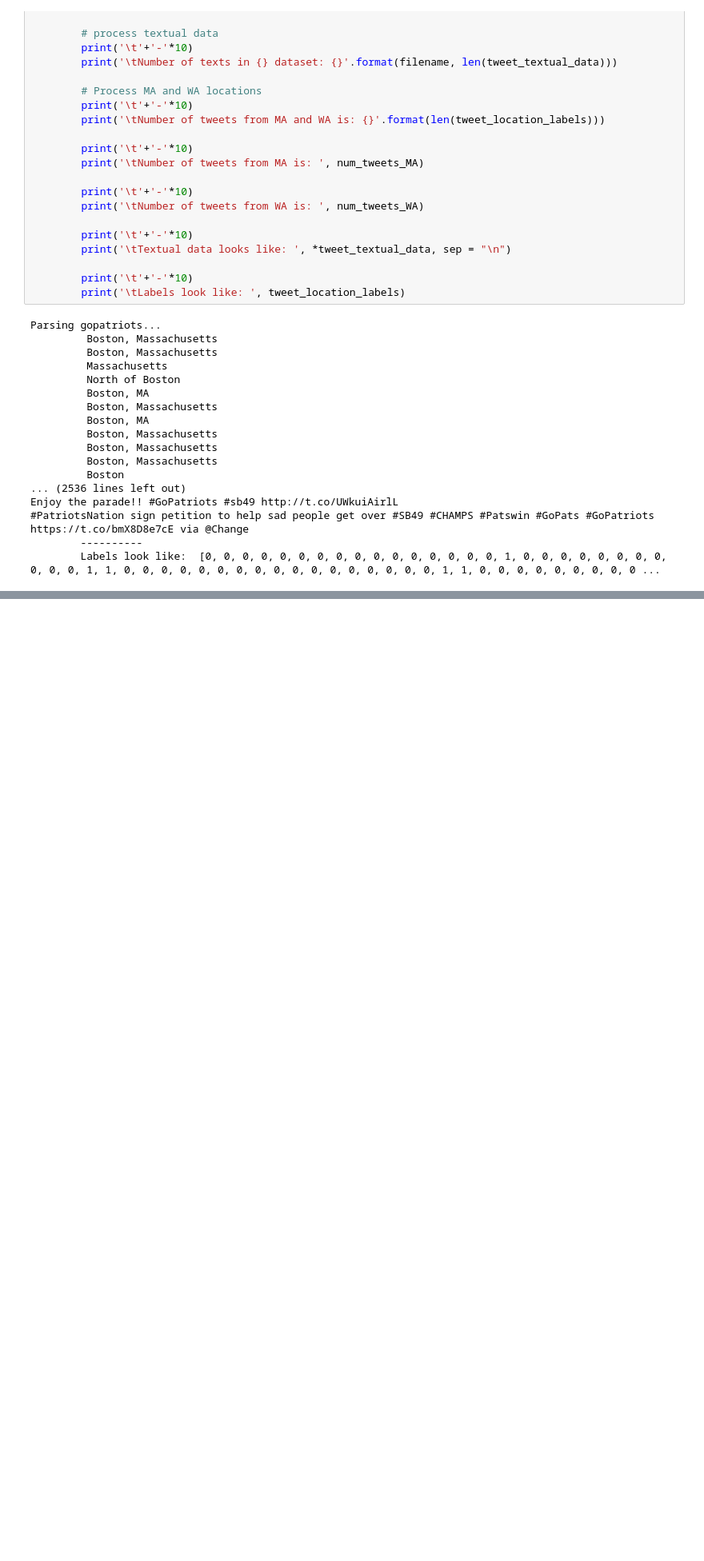
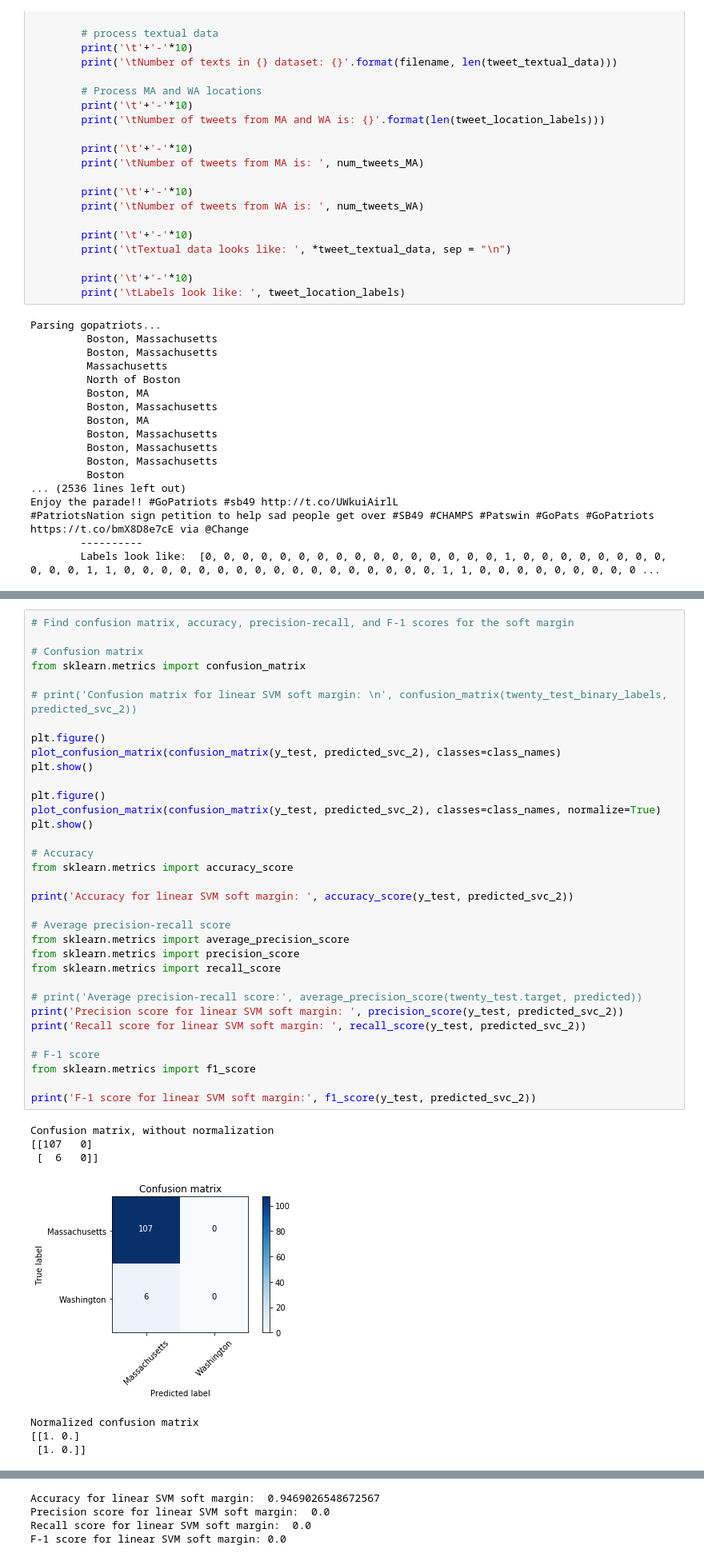
Before and after one commit to 219Winter2019adjz/Project5, a Jupyter notebook: Part 6, Fan Base Prediction.ipynb, the cells around one changed output, grey strips where cells are left out. Shown at 80% size. Cells and saved outputs as stored; diff of their text form; blank space fills up the shorter version.

```diff
--- a/Part 6, Fan Base Prediction.ipynb
+++ b/Part 6, Fan Base Prediction.ipynb
@@ -277,0 +574,42 @@ tweet_location_labels = np.asarray(tweet_location_labels)
+# %%
+# Find confusion matrix, accuracy, precision-recall, and F-1 scores for the soft margin
+
+# Confusion matrix
+from sklearn.metrics import confusion_matrix
+
+# print('Confusion matrix for linear SVM soft margin: \n', confusion_matrix(twenty_test_binary_labels, predicted_svc_2))
+
+plt.figure()
+plot_confusion_matrix(confusion_matrix(y_test, predicted_svc_2), classes=class_names)
+plt.show()
+
+plt.figure()
+plot_confusion_matrix(confusion_matrix(y_test, predicted_svc_2), classes=class_names, normalize=True)
+plt.show()
+
+# Accuracy
+from sklearn.metrics import accuracy_score
+
+print('Accuracy for linear SVM soft margin: ', accuracy_score(y_test, predicted_svc_2))
+
+# Average precision-recall score
+from sklearn.metrics import average_precision_score
+from sklearn.metrics import precision_score
+from sklearn.metrics import recall_score
+
+# print('Average precision-recall score:', average_precision_score(twenty_test.target, predicted))
+print('Precision score for linear SVM soft margin: ', precision_score(y_test, predicted_svc_2))
+print('Recall score for linear SVM soft margin: ', recall_score(y_test, predicted_svc_2))
+
+# F-1 score
+from sklearn.metrics import f1_score
+
+print('F-1 score for linear SVM soft margin:', f1_score(y_test, predicted_svc_2))
+# %% [output]
+Confusion matrix, without normalization
+[[107   0]
+ [  6   0]]
+[figure, added]
+Normalized confusion matrix
+[[1. 0.]
+ [1. 0.]]
@@ -277,0 +617,4 @@ tweet_location_labels = np.asarray(tweet_location_labels)
+Accuracy for linear SVM soft margin:  0.9469026548672567
+Precision score for linear SVM soft margin:  0.0
+Recall score for linear SVM soft margin:  0.0
+F-1 score for linear SVM soft margin: 0.0
```
Also changed, not shown: parts of 39 cells of this notebook, 1 other file.
